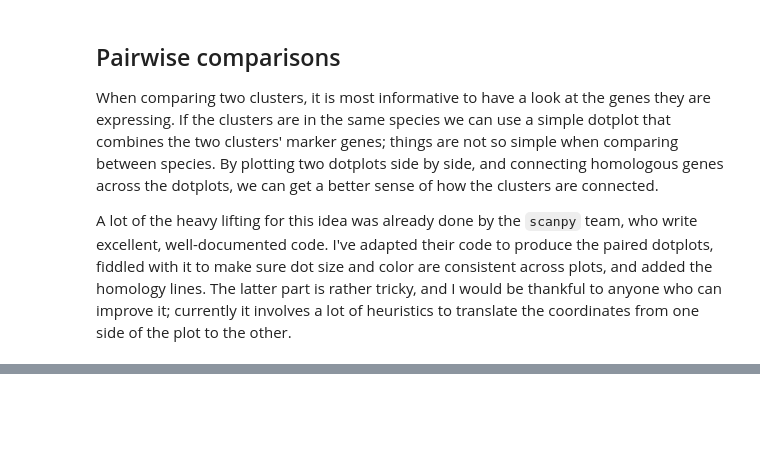
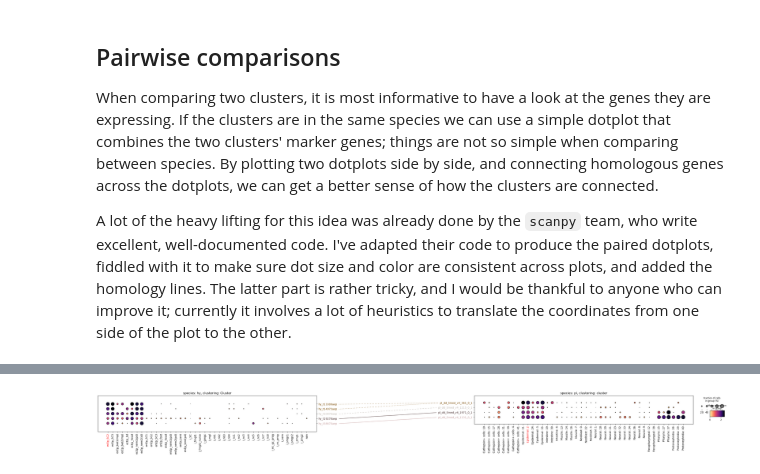
Before and after one commit to galicae/comandos, a Jupyter notebook: nbs/02_plot.ipynb, the cells around one changed output, grey strips where cells are left out. Cells and saved outputs as stored; diff of their text form; code cells hidden in the pictures; blank space fills up the shorter version.

```diff
--- a/nbs/02_plot.ipynb
+++ b/nbs/02_plot.ipynb
@@ -717,0 +769,15 @@ orth_scores = np.array([0, 0, 2, 2, 2])
+# %%
+paired_dotplot(
+    query=hydra,
+    target=planarian,
+    connections=connections_orth,
+    query_clustering="Cluster",
+    target_clustering="cluster",
+    query_species="hy",
+    target_species="pl",
+    query_cluster=cluster_from,
+    target_cluster=cluster_to,
+    pad=False,
+)
+# %% [output]
+[figure, added]
```
Also changed, not shown: parts of 24 cells of this notebook, 5 other files.
